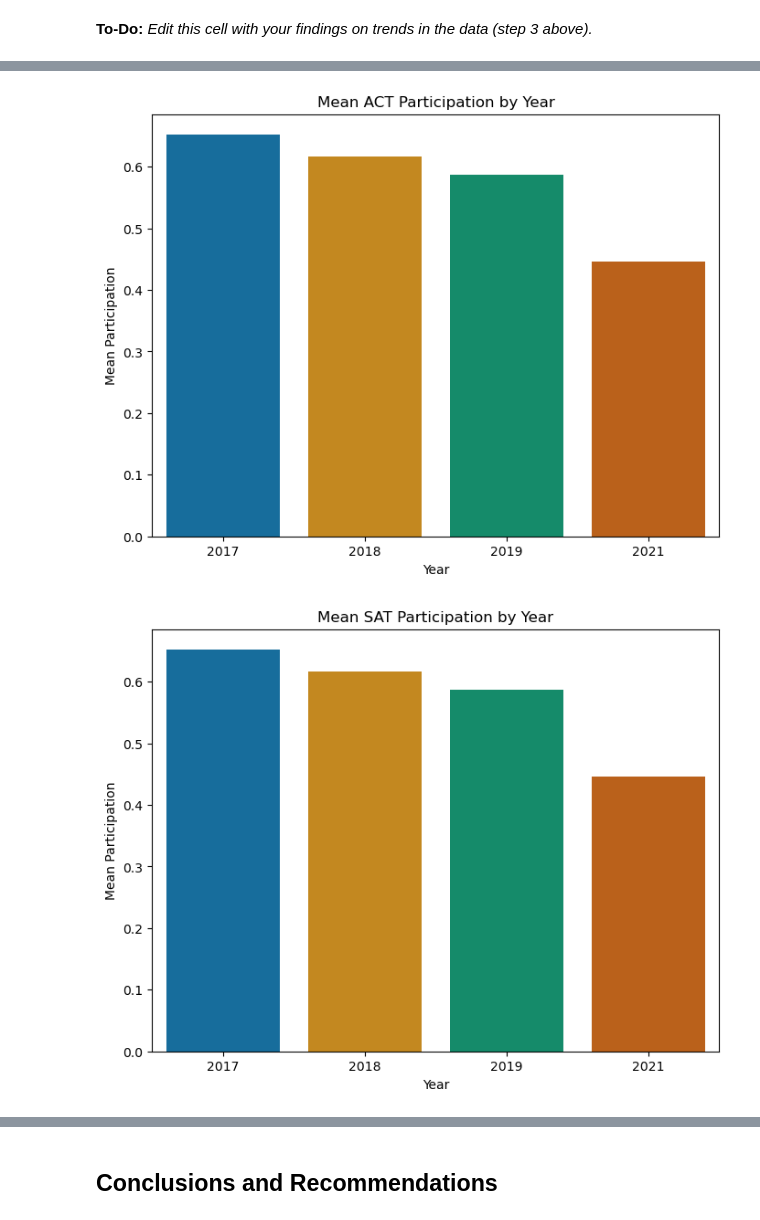
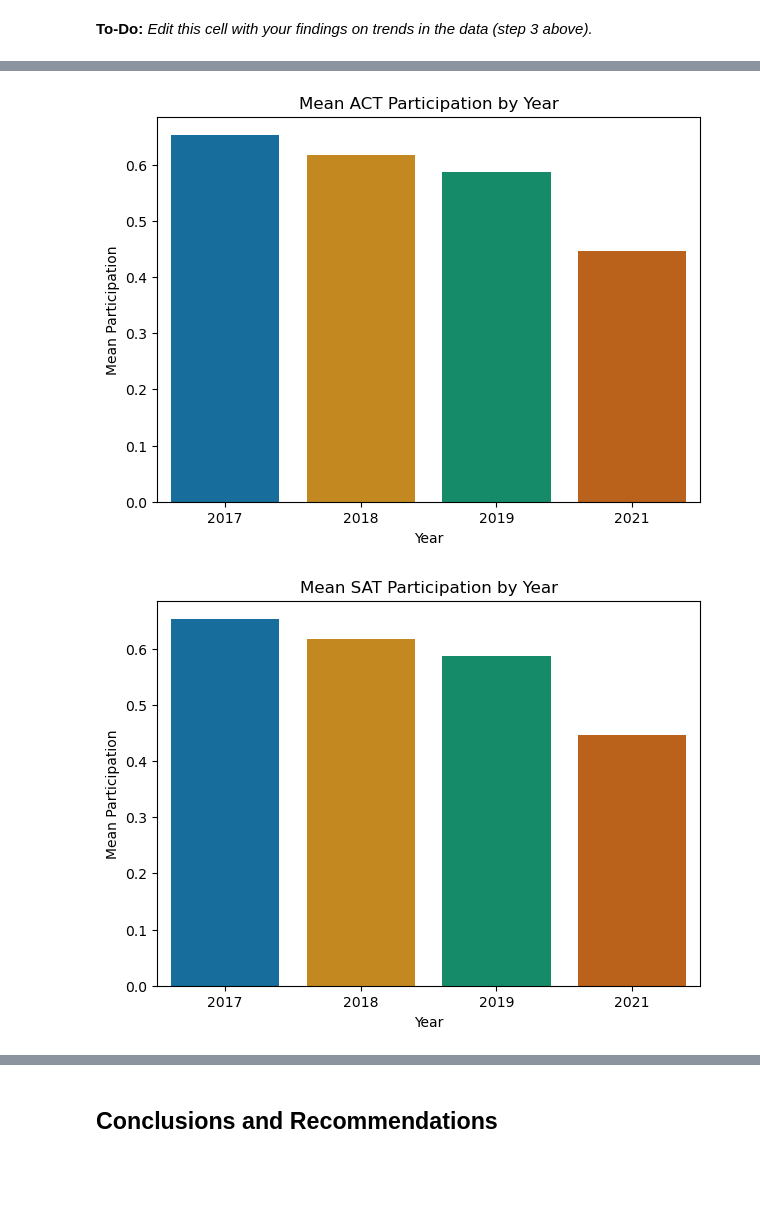
Before and after one commit to argishtiovsepyan/Standardized_Test_Analysis, a Jupyter notebook: code/argishti_project_1.ipynb, the cells around one changed output, grey strips where cells are left out. Saved outputs shown, nothing was run; the diff lists cells and outputs as text; code cells hidden in the pictures; blank space fills up the shorter version.

```diff
--- a/code/argishti_project_1.ipynb
+++ b/code/argishti_project_1.ipynb
@@ -747,22 +749,22 @@ plt.show()
 # %%
 act_part_national = {'Year': ['2017', '2018', '2019', '2021'],'Mean Participation': [mean_act['2017_participation'],mean_act['2018_participation'],mean_act['2019_participation'],mean_act['2021_participation']]}
 
-plt.figure(figsize=(8, 6))
+plt.figure(figsize=(7, 5))
 sns.barplot(x='Year', y='Mean Participation', data = act_part_data, palette = 'colorblind')
 plt.xlabel('Year')
 plt.ylabel('Mean Participation')
 plt.title('Mean ACT Participation by Year')
 plt.show()
 # %% [output]
-[figure, old version]
+[figure, new version]
 # %%
 sat_part_national = {'Year': ['2017', '2018', '2019', '2021'],'Mean Participation': [mean_sat['2017_participation'],mean_sat['2018_participation'],mean_sat['2019_participation'],mean_sat['2021_participation']]}
 
-plt.figure(figsize=(8, 6))
+plt.figure(figsize=(7, 5))
 sns.barplot(x='Year', y='Mean Participation', data = act_part_data, palette = 'colorblind')
 plt.xlabel('Year')
 plt.ylabel('Mean Participation')
 plt.title('Mean SAT Participation by Year')
 plt.show()
 # %% [output]
-[figure, old version]
+[figure, new version]
```
Also changed, not shown: parts of 5 cells of this notebook.
